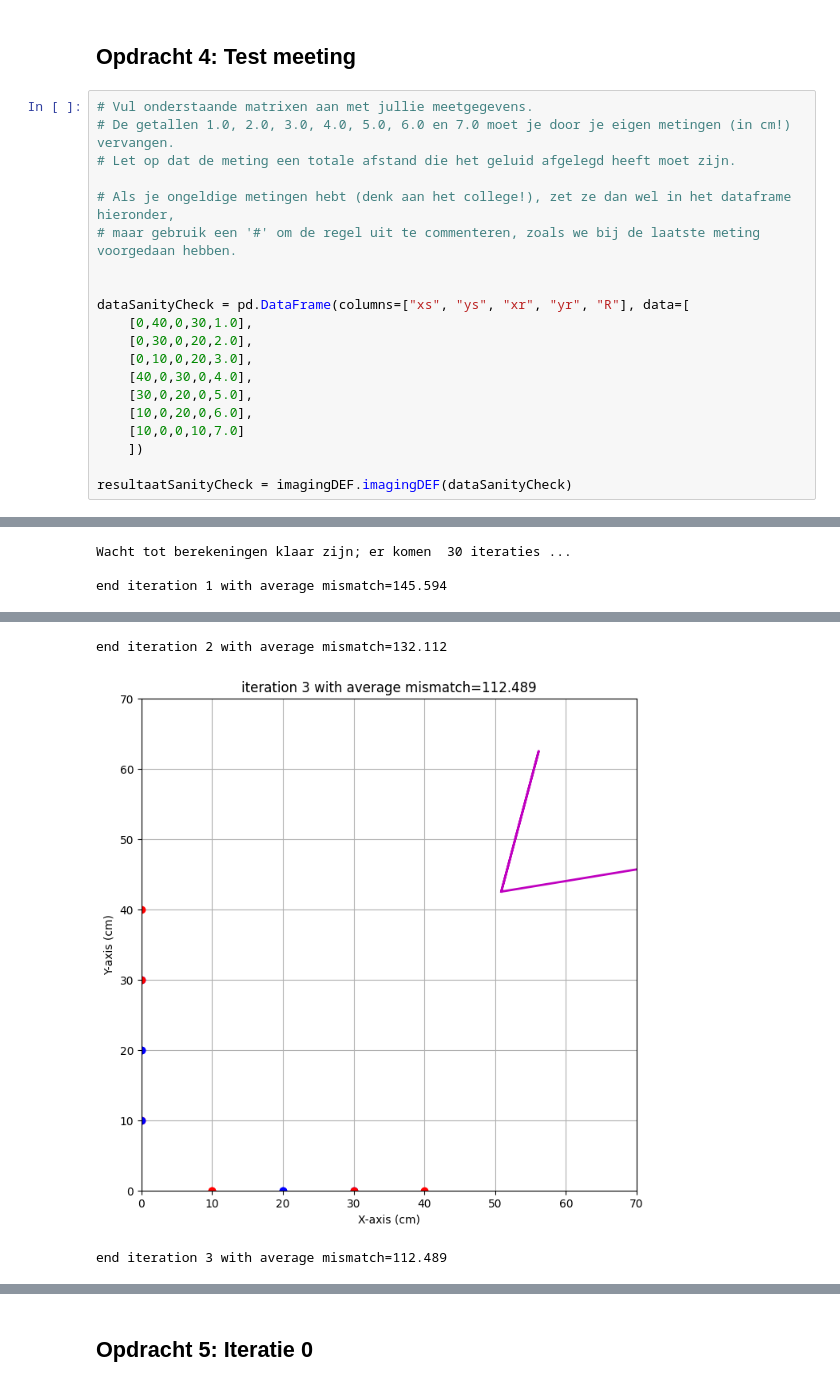
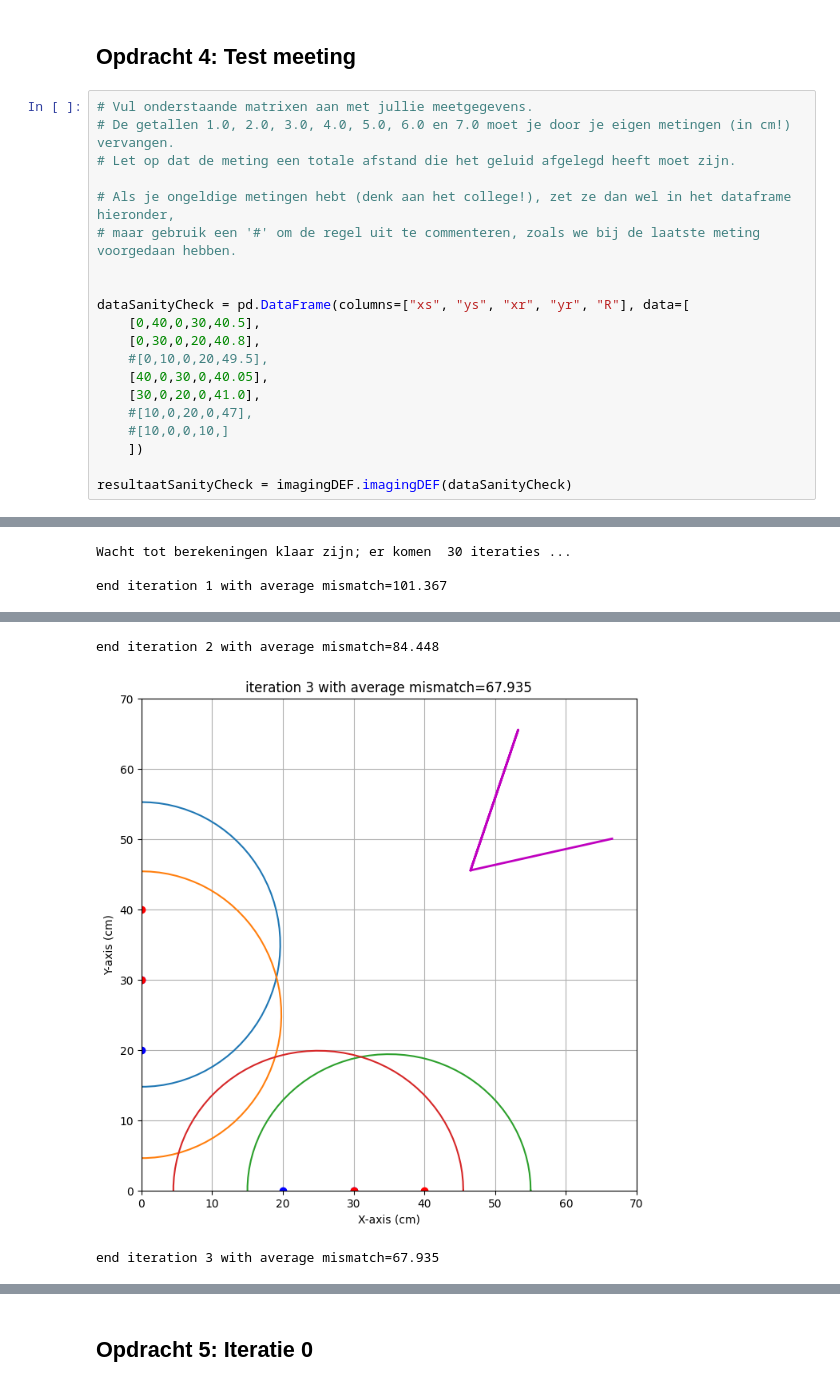
Before and after one commit to BobVill/opdrachten-DEF-D, a Jupyter notebook: FysiekeOntwerpopdrachten/4OntwerpEenAlgoritmeEchoAkoestisch/DEFOntwerpopdracht4AlgoritmeInvulTemplate.ipynb, the cells around one changed output, grey strips where cells are left out. Drawn from its saved outputs; the diff is of its cells as text.

```diff
--- a/FysiekeOntwerpopdrachten/4OntwerpEenAlgoritmeEchoAkoestisch/DEFOntwerpopdracht4AlgoritmeInvulTemplate.ipynb
+++ b/FysiekeOntwerpopdrachten/4OntwerpEenAlgoritmeEchoAkoestisch/DEFOntwerpopdracht4AlgoritmeInvulTemplate.ipynb
@@ -76,13 +76,13 @@ De kalibratieformule is: Afstand = 28.094 * waarde_arduino + 33.143
 
 
 dataSanityCheck = pd.DataFrame(columns=["xs", "ys", "xr", "yr", "R"], data=[
-    [0,40,0,30,1.0],
-    [0,30,0,20,2.0],
-    [0,10,0,20,3.0],
-    [40,0,30,0,4.0],
-    [30,0,20,0,5.0],
-    [10,0,20,0,6.0],
-    [10,0,0,10,7.0]
+    [0,40,0,30,40.5],
+    [0,30,0,20,40.8],
+    #[0,10,0,20,49.5],
+    [40,0,30,0,40.05],
+    [30,0,20,0,41.0],
+    #[10,0,20,0,47],
+    #[10,0,0,10,]
     ])
 
 resultaatSanityCheck = imagingDEF.imagingDEF(dataSanityCheck)
@@ -100,3 +97,3 @@ Running the imaging algorithm with the following data:
 Wacht tot berekeningen klaar zijn; er komen  30 iteraties ...
 
-end iteration 1 with average mismatch=145.594
+end iteration 1 with average mismatch=101.367
@@ -104,3 +101,3 @@ end iteration 1 with average mismatch=145.594
-end iteration 2 with average mismatch=132.112
+end iteration 2 with average mismatch=84.448
-[figure, old version]
+[figure, new version]
-end iteration 3 with average mismatch=112.489
+end iteration 3 with average mismatch=67.935
```
Also changed, not shown: parts of 11 cells of this notebook, 6 other files.
